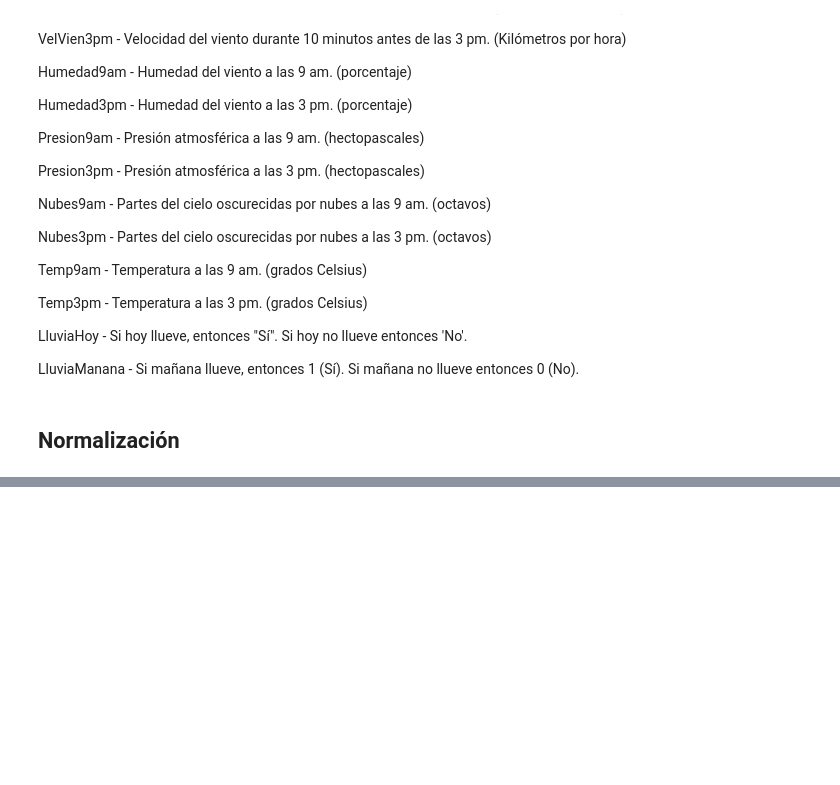
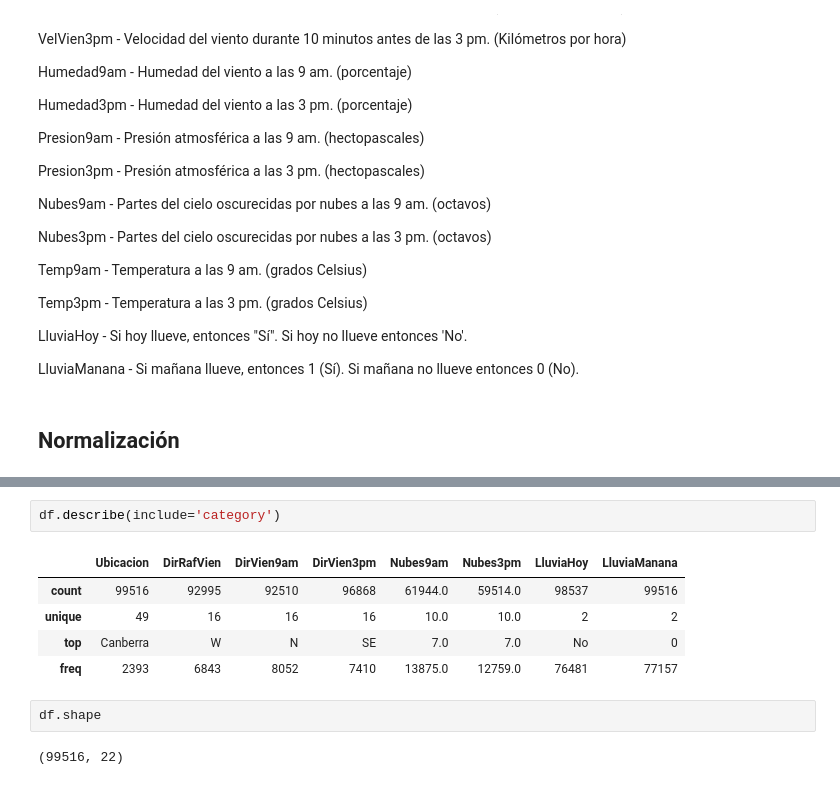
Before and after one commit to DanyPao/DataScience1-Daniela-Esposito, a Jupyter notebook: Visualizacion_Daniela_Esposito.ipynb, the cells around one changed output, grey strips where cells are left out. Saved outputs shown, nothing was run; the diff lists cells and outputs as text; blank space fills up the shorter version.

```diff
--- a/Visualizacion_Daniela_Esposito.ipynb
+++ b/Visualizacion_Daniela_Esposito.ipynb
@@ -79,0 +141,12 @@ LluviaManana - Si mañana llueve, entonces 1 (Sí). Si mañana no llueve entonce
+# %%
+df.describe(include='category')
+# %% [output]
+|  | Ubicacion | DirRafVien | DirVien9am | DirVien3pm | Nubes9am | Nubes3pm | LluviaHoy | LluviaManana |
+| count | 99516 | 92995 | 92510 | 96868 | 61944.0 | 59514.0 | 98537 | 99516 |
+| unique | 49 | 16 | 16 | 16 | 10.0 | 10.0 | 2 | 2 |
+| top | Canberra | W | N | SE | 7.0 | 7.0 | No | 0 |
+| freq | 2393 | 6843 | 8052 | 7410 | 13875.0 | 12759.0 | 76481 | 77157 |
+# %%
+df.shape
+# %% [output]
+(99516, 22)
```
Also changed, not shown: parts of 12 cells of this notebook.
